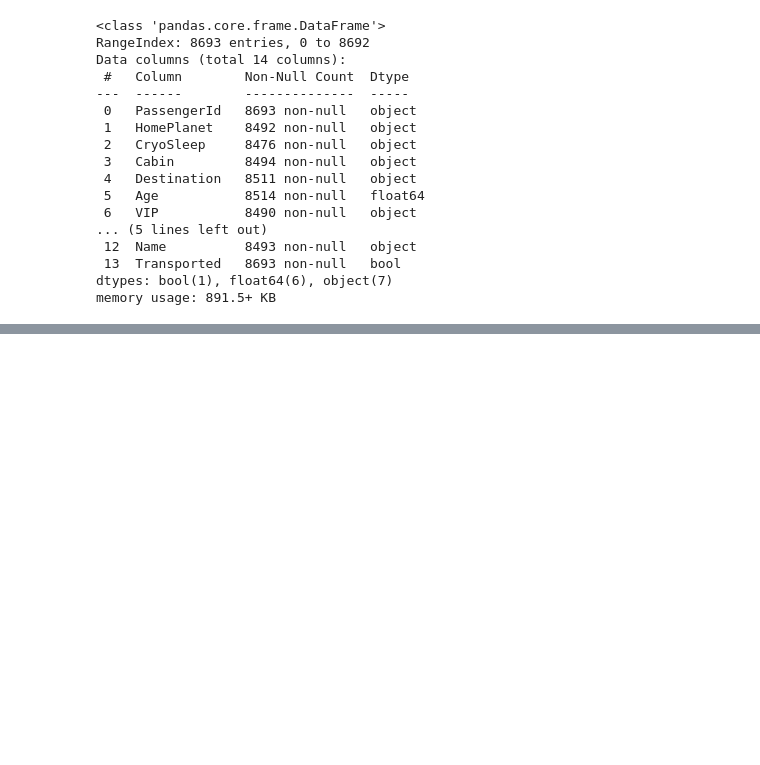
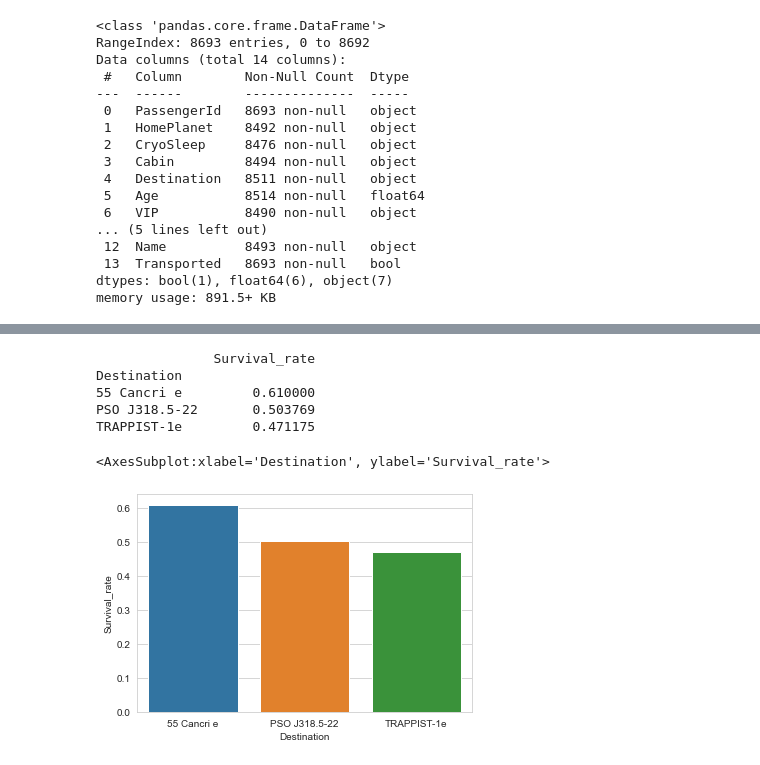
Before and after one commit to remimendes/PE_IA_RM, a Jupyter notebook: Python_script/spaceship_titanic_competition/Spaceship_Titanic_competition.ipynb, the cells around one changed output, grey strips where cells are left out. Saved outputs shown, nothing was run; the diff lists cells and outputs as text; code cells hidden in the pictures; blank space fills up the shorter version.

```diff
--- a/Python_script/spaceship_titanic_competition/Spaceship_Titanic_competition.ipynb
+++ b/Python_script/spaceship_titanic_competition/Spaceship_Titanic_competition.ipynb
@@ -27,3 +134,15 @@ memory usage: 891.5+ KB
+# %%
+print(survival_rate(train_data, "Destination"))
+sns.set_style("whitegrid")
+sns.barplot(data=survival_rate(train_data, "Destination").reset_index(),x="Destination",y="Survival_rate")
+# %% [output]
+               Survival_rate
+Destination
+55 Cancri e         0.610000
+PSO J318.5-22       0.503769
+TRAPPIST-1e         0.471175
+<AxesSubplot:xlabel='Destination', ylabel='Survival_rate'>
+[figure, added]
 # %%
 #on créer une feature qui représente le groupe et une leur numéro du groupe
 train_data["group"]=train_data["PassengerId"].str.slice(stop=4)
```
Also changed, not shown: parts of 76 cells of this notebook, 1 other file.
